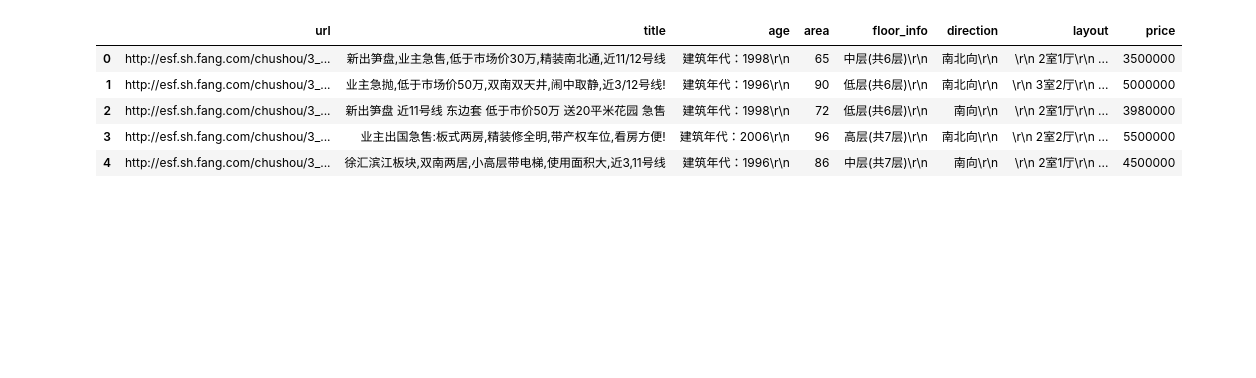
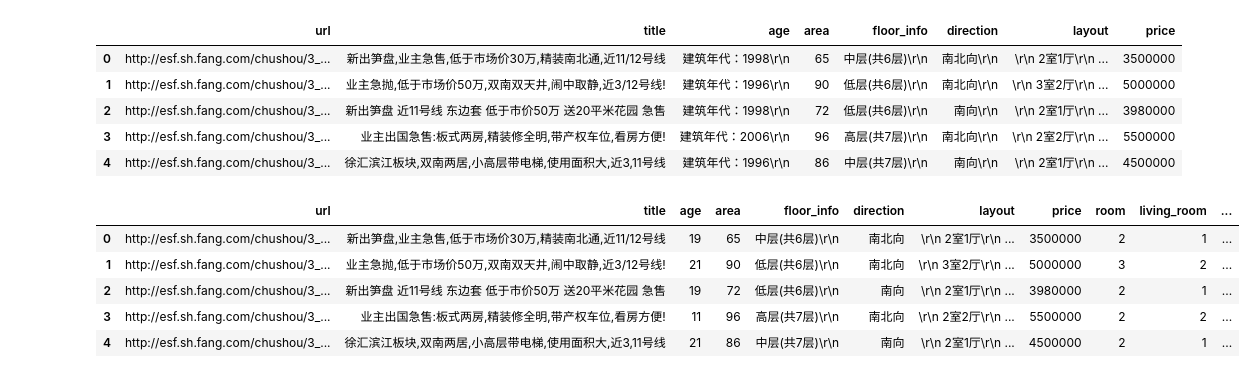
Before and after one commit to chocoai/DSAnaconda, a Jupyter notebook: 7.6 Predic House Price With Regression Analysis.ipynb, the cells around one changed output. Saved outputs shown, nothing was run; the diff lists cells and outputs as text; code cells hidden in the pictures; blank space fills up the shorter version.

```diff
--- a/7.6 Predic House Price With Regression Analysis.ipynb
+++ b/7.6 Predic House Price With Regression Analysis.ipynb
@@ -11,0 +21,9 @@ df.head()
+# %%
+df.head()
+# %% [output]
+|  | url | title | age | area | floor_info | direction | layout | price | room | living_room | ... |
+| 0 | http://esf.sh.fang.com/chushou/3_... | 新出笋盘,业主急售,低于市场价30万,精装南北通,近11/12号线 | 19 | 65 | 中层(共6层)\r\n | 南北向 | \r\n 2室1厅\r\n ... | 3500000 | 2 | 1 | ... |
+| 1 | http://esf.sh.fang.com/chushou/3_... | 业主急抛,低于市场价50万,双南双天井,闹中取静,近3/12号线! | 21 | 90 | 低层(共6层)\r\n | 南北向 | \r\n 3室2厅\r\n ... | 5000000 | 3 | 2 | ... |
+| 2 | http://esf.sh.fang.com/chushou/3_... | 新出笋盘 近11号线 东边套 低于市价50万 送20平米花园 急售 | 19 | 72 | 低层(共6层)\r\n | 南向 | \r\n 2室1厅\r\n ... | 3980000 | 2 | 1 | ... |
+| 3 | http://esf.sh.fang.com/chushou/3_... | 业主出国急售:板式两房,精装修全明,带产权车位,看房方便! | 11 | 96 | 高层(共7层)\r\n | 南北向 | \r\n 2室2厅\r\n ... | 5500000 | 2 | 2 | ... |
+| 4 | http://esf.sh.fang.com/chushou/3_... | 徐汇滨江板块,双南两居,小高层带电梯,使用面积大,近3,11号线 | 21 | 86 | 中层(共7层)\r\n | 南向 | \r\n 2室1厅\r\n ... | 4500000 | 2 | 1 | ... |
```
Also changed, not shown: parts of 21 cells of this notebook.
